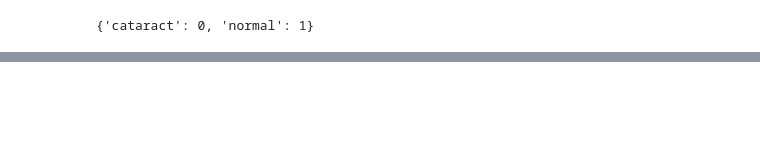
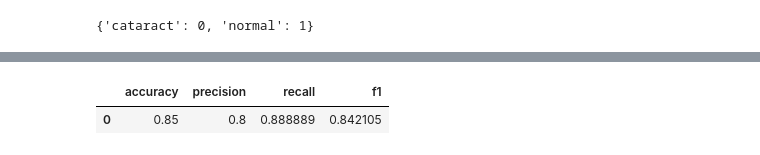
Before and after one commit to CH2-PR619/CAPSTONE-PROJECT, a Jupyter notebook: cataract_detection.ipynb, the cells around one changed output, grey strips where cells are left out. Drawn from its saved outputs; the diff is of its cells as text; code cells hidden in the pictures; blank space fills up the shorter version.

Commit message:
Model evaluation

```diff
--- a/cataract_detection.ipynb
+++ b/cataract_detection.ipynb
@@ -212,0 +249,27 @@ TypeError: 'int' object is not iterable
+# %%
+tp = tn = fp = fn = 0
+for actual, predicted in zip(list(pred_df['actual_class']), list(pred_df['predicted_class'])):
+    if actual == 'normal' and predicted == 'normal':
+        tp = tp + 1
+    elif actual == 'cataract' and predicted == 'cataract':
+        tn = tn + 1
+    elif actual == 'normal' and predicted == 'cataract':
+        fp = fp + 1
+    elif actual == 'cataract' and predicted == 'normal':
+        fn = fn + 1
+# %%
+accuracy = (tp + tn) / (tp + tn + fp + fn)
+precision = tp / (tp + fp)
+recall = tp / (tp + fn)
+f1 = 2 * precision * recall / (precision + recall)
+# %%
+evaluation_summary = pd.DataFrame()
+evaluation_summary["accuracy"] = [accuracy]
+evaluation_summary["precision"] = [precision]
+evaluation_summary["recall"] = [recall]
+evaluation_summary["f1"] = [f1]
+# %%
+evaluation_summary
+# %% [output]
+|  | accuracy | precision | recall | f1 |
+| 0 | 0.85 | 0.8 | 0.888889 | 0.842105 |
```
Also changed, not shown: parts of 12 cells of this notebook.
